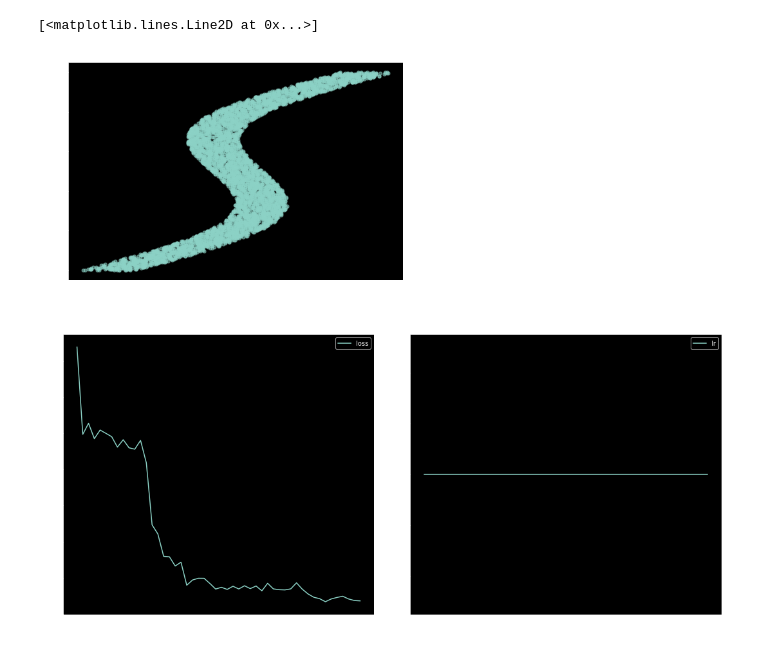
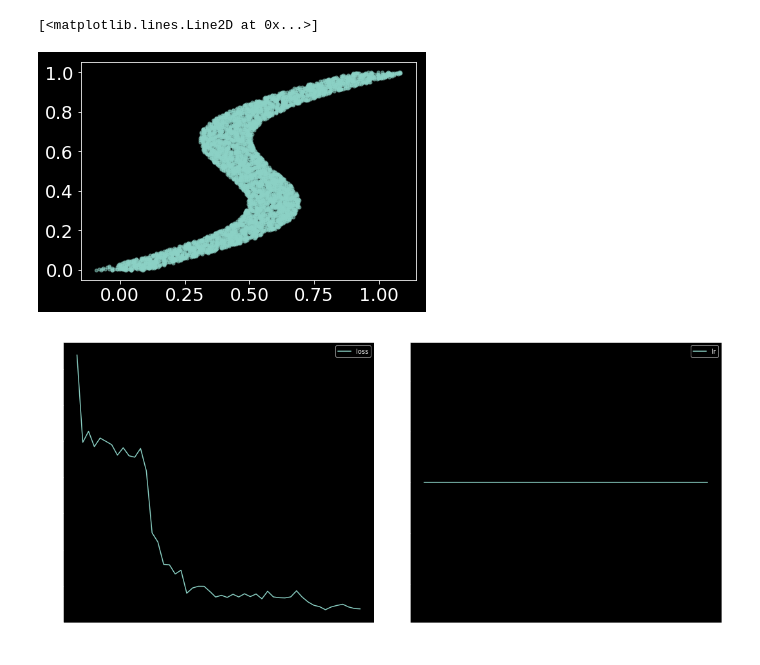
Before and after one commit to ig248/deepquantiles, a Jupyter notebook: notebooks/MDN.ipynb, the cells around one changed output. Drawn from its saved outputs; the diff is of its cells as text; code cells hidden in the pictures.

```diff
--- a/notebooks/MDN.ipynb
+++ b/notebooks/MDN.ipynb
@@ -24,11 +22,11 @@ callbacks = [
     PlotHistory(batches=False, n_cols=3, figsize=(15, 7))
 ]
 # %%
-X, y = bishop_data(5000)
+X, y = bishop_s(5000)
 plt.plot(X, y, '.', alpha=0.5)
 # %% [output]
 [<matplotlib.lines.Line2D at 0x...>]
-[figure, old version]
+[figure, new version]
 # %%
 regressor = MixtureDensityRegressor(
     shared_units=(32, 32),
```
Also changed, not shown: parts of 1 cell of this notebook, 10 other files.
